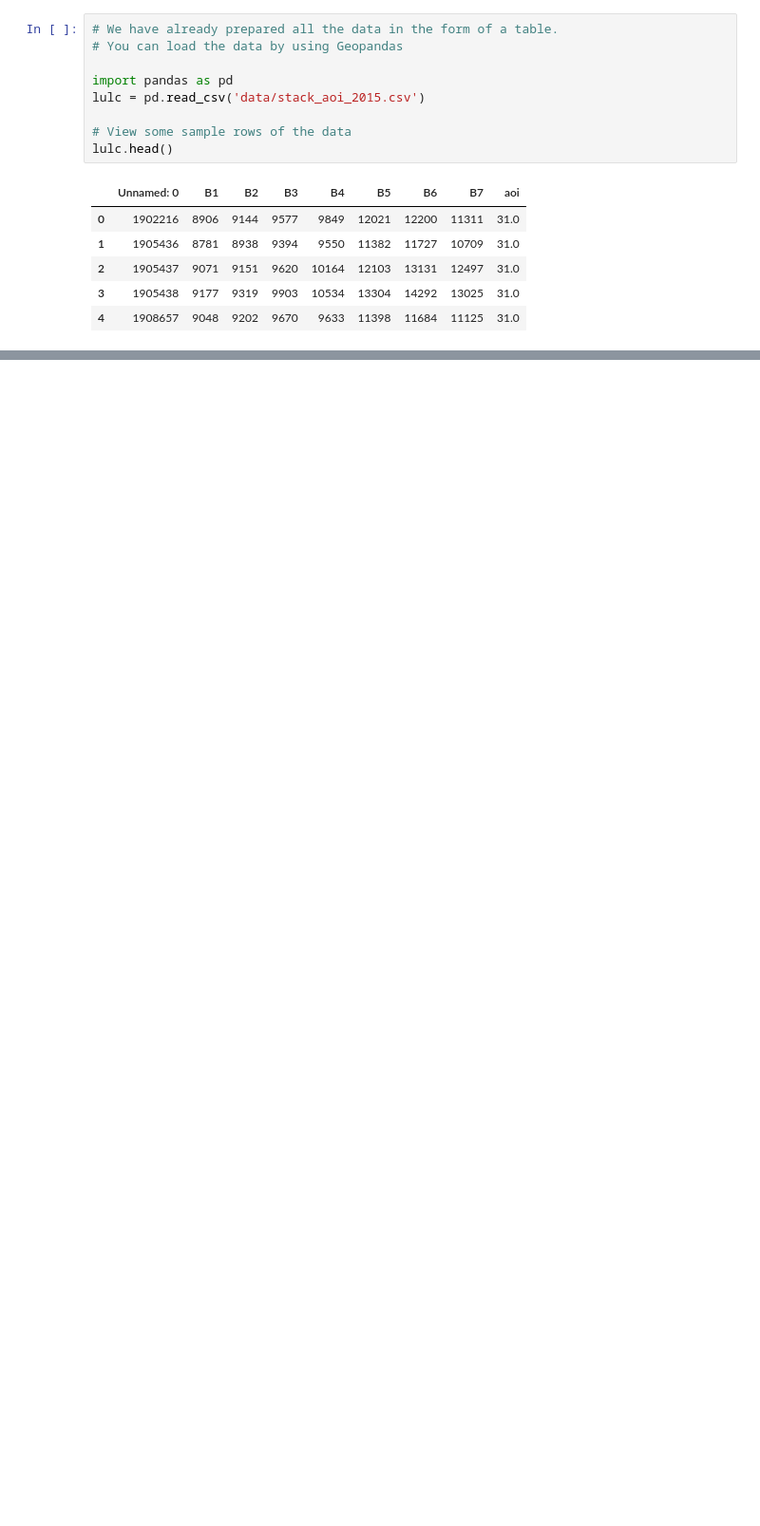
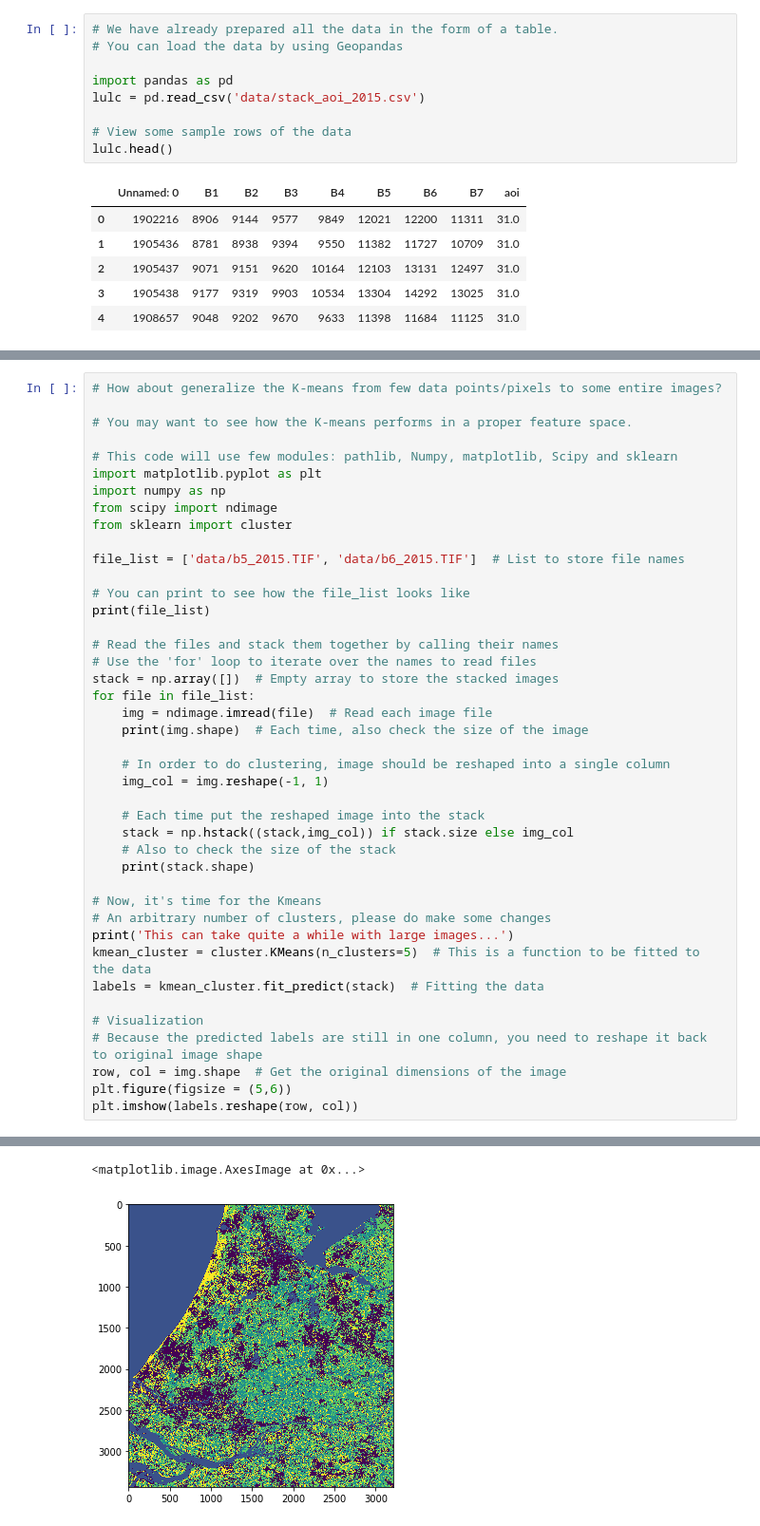
Before and after one commit to jonwangio/uu_ml, a Jupyter notebook: CLA_0_unsupervised_kmeans_EM_mixtureModels.ipynb, the cells around one changed output, grey strips where cells are left out. Shown at 95% size. Saved outputs shown, nothing was run; the diff lists cells and outputs as text; blank space fills up the shorter version.

```diff
--- a/CLA_0_unsupervised_kmeans_EM_mixtureModels.ipynb
+++ b/CLA_0_unsupervised_kmeans_EM_mixtureModels.ipynb
@@ -247,0 +342,43 @@ plt.legend()
+# %%
+# How about generalize the K-means from few data points/pixels to some entire images?
+
+# You may want to see how the K-means performs in a proper feature space.
+
+# This code will use few modules: pathlib, Numpy, matplotlib, Scipy and sklearn
+import matplotlib.pyplot as plt
+import numpy as np
+from scipy import ndimage
+from sklearn import cluster
+
+file_list = ['data/b5_2015.TIF', 'data/b6_2015.TIF']  # List to store file names
+
+# You can print to see how the file_list looks like
+print(file_list)
+
+# Read the files and stack them together by calling their names
+# Use the 'for' loop to iterate over the names to read files
+stack = np.array([])  # Empty array to store the stacked images
+for file in file_list:
+    img = ndimage.imread(file)  # Read each image file
+    print(img.shape)  # Each time, also check the size of the image
+
+    # In order to do clustering, image should be reshaped into a single column
+    img_col = img.reshape(-1, 1)
+
+    # Each time put the reshaped image into the stack
+    stack = np.hstack((stack,img_col)) if stack.size else img_col
+    # Also to check the size of the stack
+    print(stack.shape)
+
+# Now, it's time for the Kmeans
+# An arbitrary number of clusters, please do make some changes
+print('This can take quite a while with large images...')
+kmean_cluster = cluster.KMeans(n_clusters=5)  # This is a function to be fitted to the data
+labels = kmean_cluster.fit_predict(stack)  # Fitting the data
+
+# Visualization
+# Because the predicted labels are still in one column, you need to reshape it back to original image shape
+row, col = img.shape  # Get the original dimensions of the image
+plt.figure(figsize = (5,6))
+plt.imshow(labels.reshape(row, col))
+# %% [output]
@@ -247,0 +392,2 @@ plt.legend()
+<matplotlib.image.AxesImage at 0x...>
+[figure, added]
```
Also changed, not shown: parts of 9 cells of this notebook, 8 other files.
